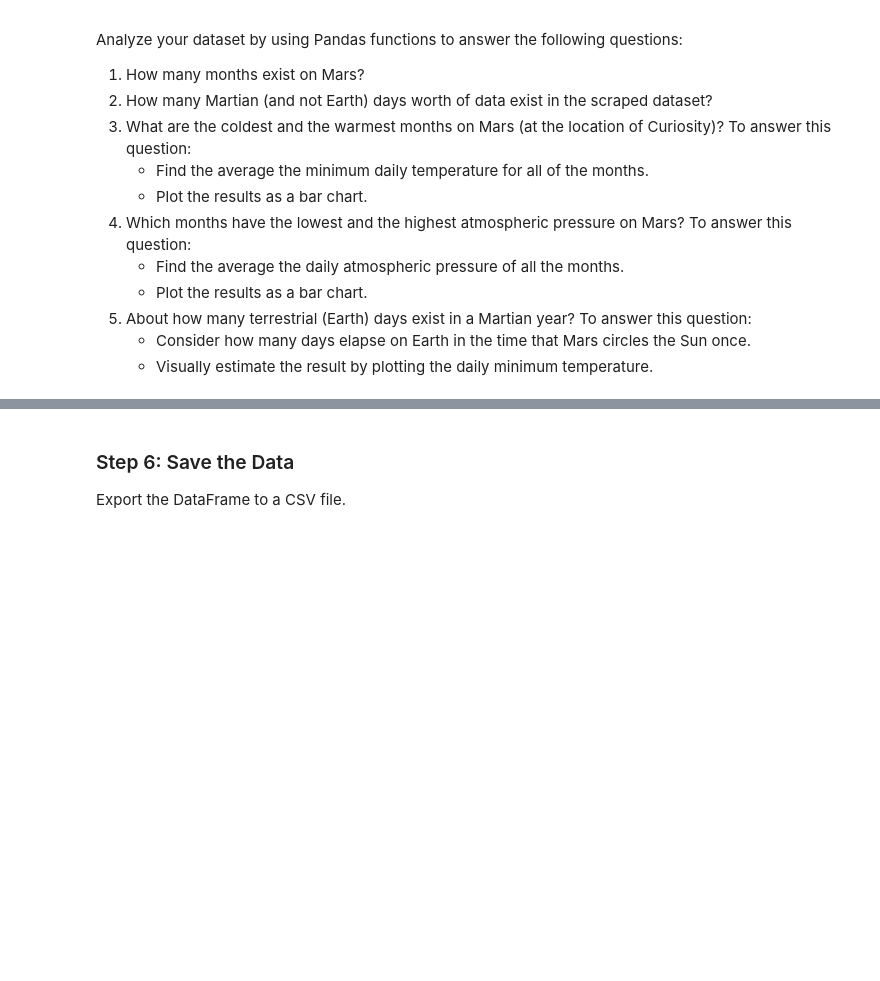
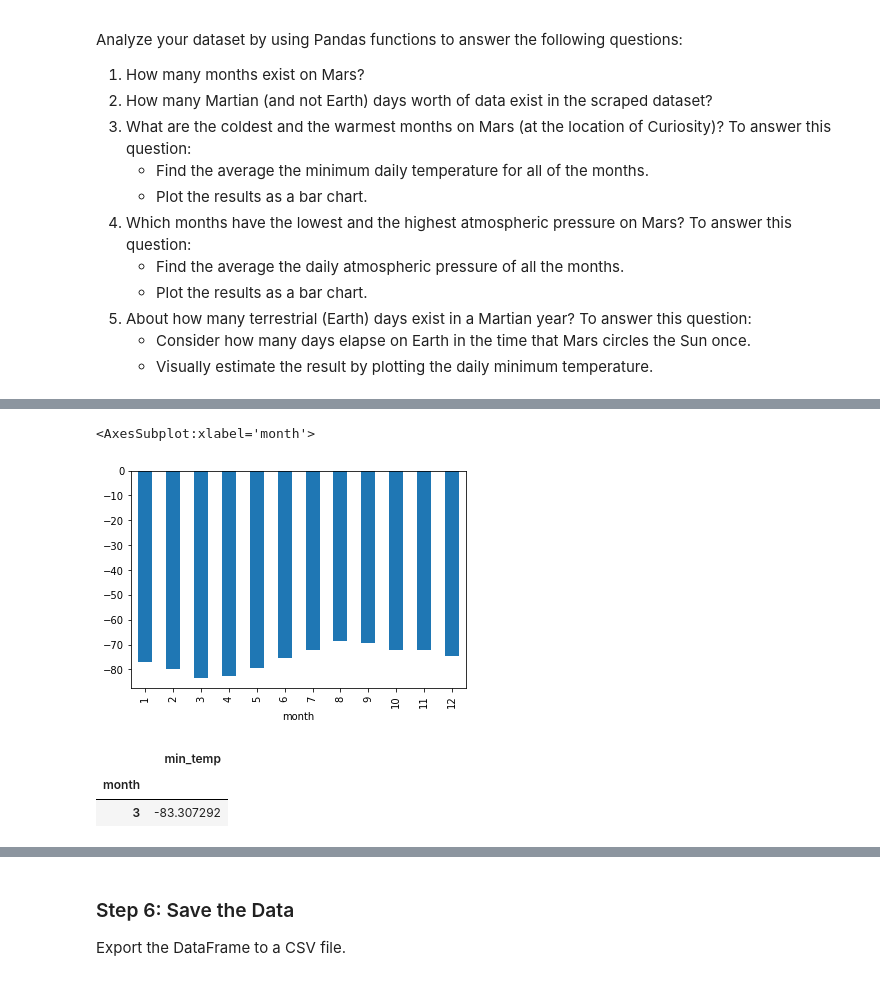
Before and after one commit to lilphonsdale/scraping-challenge, a Jupyter notebook: part_2_mars_weather.ipynb, the cells around one changed output, grey strips where cells are left out. Drawn from its saved outputs; the diff is of its cells as text; code cells hidden in the pictures; blank space fills up the shorter version.

```diff
--- a/part_2_mars_weather.ipynb
+++ b/part_2_mars_weather.ipynb
@@ -159,2 +168,5 @@ Analyze your dataset by using Pandas functions to answer the following questions
 # %%
 # 3. What is the average low temperature by month?
+
+monthly_temp = df.groupby("month").mean()["min_temp"]
+monthly_temp
@@ -161,4 +188,22 @@ Analyze your dataset by using Pandas functions to answer the following questions
 # %%
 # Plot the average temperature by month
+
+monthly_temp.plot(kind='bar')
+# %% [output]
+<AxesSubplot:xlabel='month'>
+[figure, added]
 # %%
 # Identify the coldest and hottest months in Curiosity's location
+
+coldest = monthly_temp.min()
+hottest = monthly_temp.max()
+
+temp_df = pd.DataFrame(monthly_temp)
+
+#which month is the coldest?
+
+temp_df.loc[temp_df['min_temp'] == coldest]
+# %% [output]
+|  | min_temp |
+| month |  |
+| 3 | -83.307292 |
```
Also changed, not shown: parts of 18 cells of this notebook, 1 other file.
